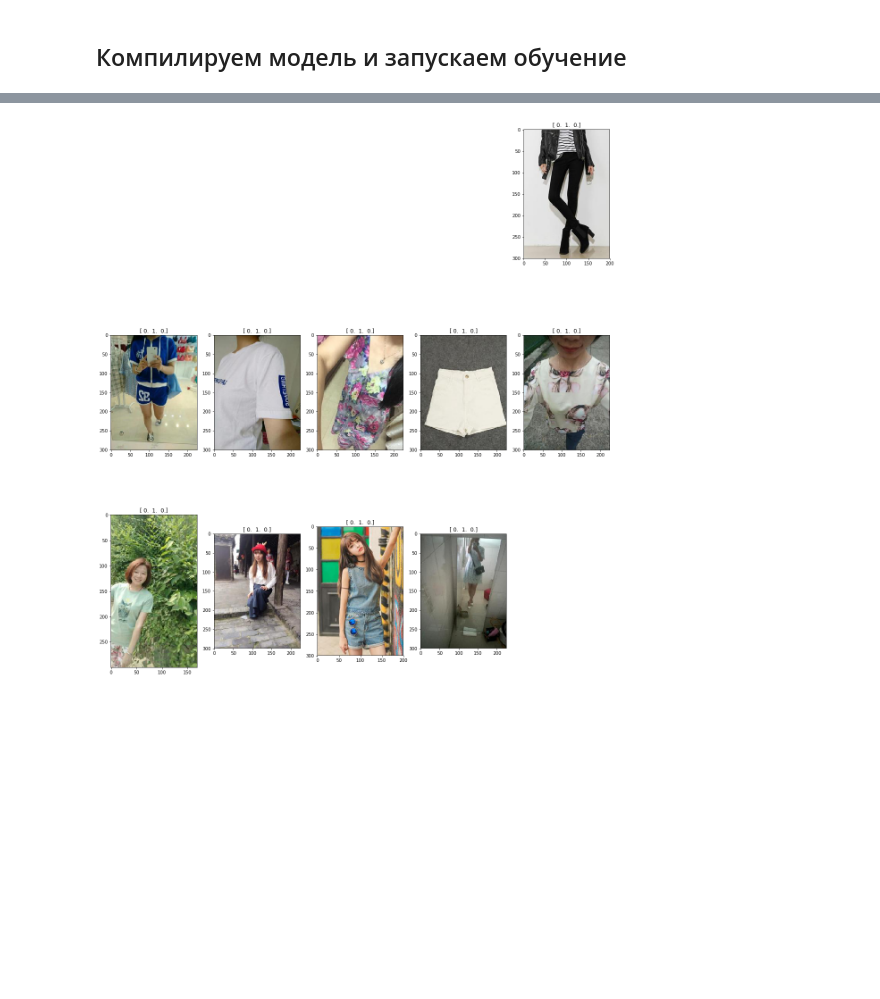
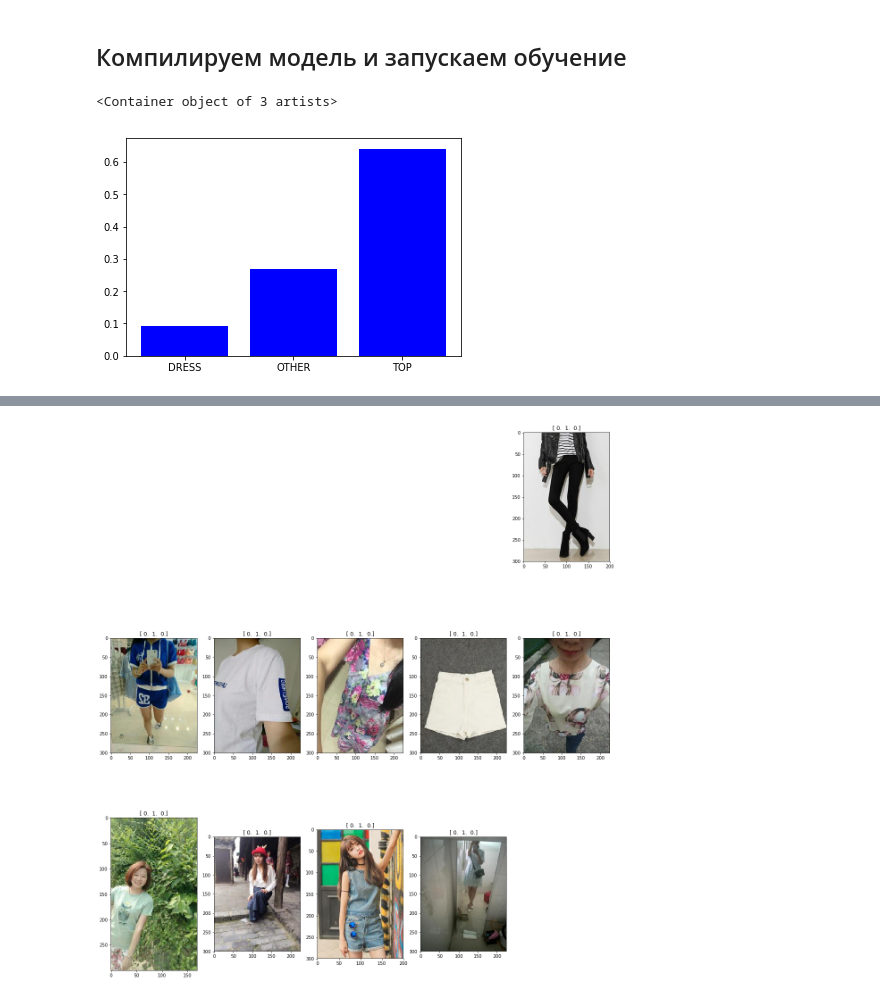
Before and after one commit to evovvan/deepfashion, a Jupyter notebook: deepfashion.ipynb, the cells around one changed output, grey strips where cells are left out. Saved outputs shown, nothing was run; the diff lists cells and outputs as text; code cells hidden in the pictures; blank space fills up the shorter version.

```diff
--- a/deepfashion.ipynb
+++ b/deepfashion.ipynb
@@ -144,6 +142,12 @@ k_sum = k1 + k2 + k3
 k1 = k1 / k_sum
 k2 = k2 / k_sum
 k3 = k3 / k_sum
+# %%
+import plotly.plotly as py
+plt.bar( ['DRESS','TOP','OTHER'] ,[k1*k_sum, k2*k_sum, k3*k_sum], color="blue")
+# %% [output]
+<Container object of 3 artists>
+[figure, added]
 # %%
 weights = np.array([k1, k2, k3]) #веса классов
 weights
```
Also changed, not shown: parts of 52 cells of this notebook.
